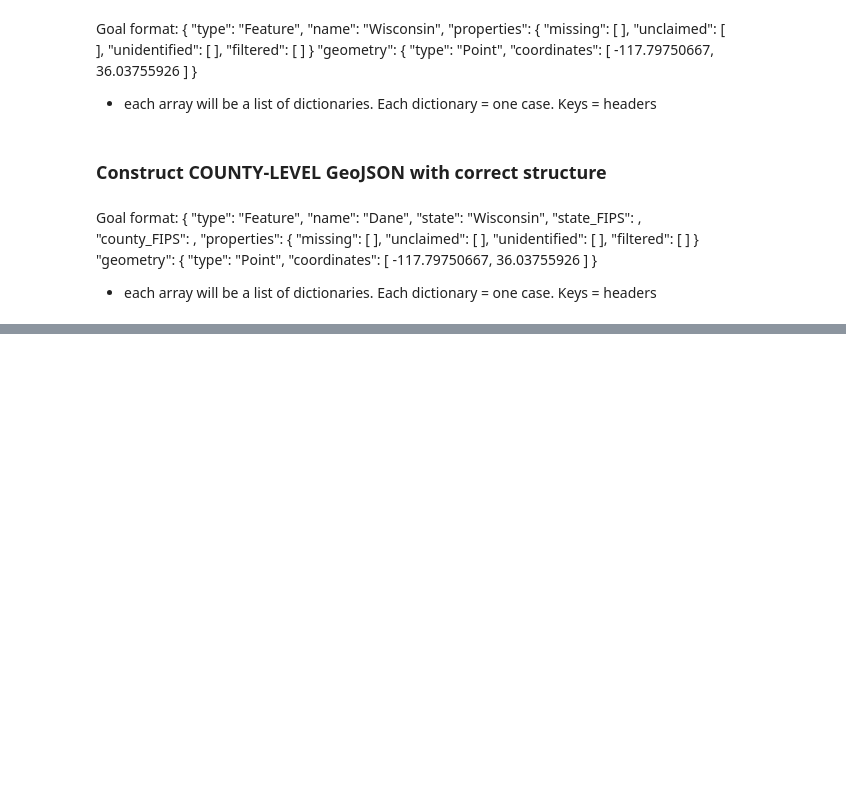
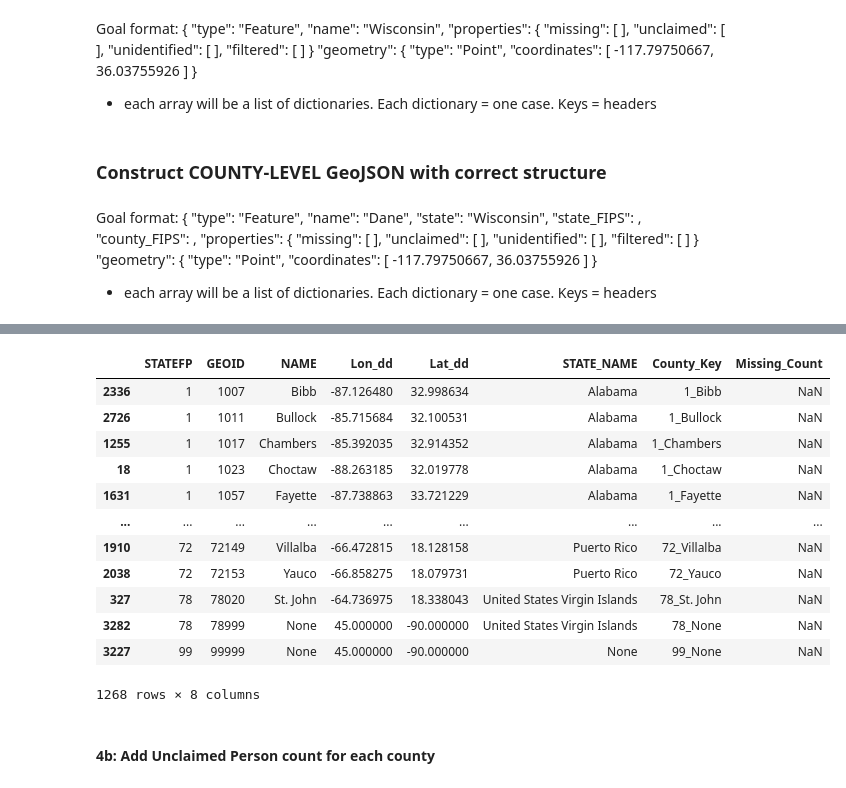
Before and after one commit to Christopher-Pierson/The-Lost-People, a Jupyter notebook: data/Data_mgmt_v2.ipynb, the cells around one changed output, grey strips where cells are left out. Cells and saved outputs as stored; diff of their text form; code cells hidden in the pictures; blank space fills up the shorter version.

```diff
--- a/data/Data_mgmt_v2.ipynb
+++ b/data/Data_mgmt_v2.ipynb
@@ -1105,0 +2272,5 @@ with open('JSON/county_geojson.json', 'w', encoding='utf-8') as json_file:
+# %%
+# make dictionary of county_FIPS and missing person counts
+missing_county_dict = dict(zip(missing_county_count.County_FIPS, missing_county_count.Missing_CaseCount))
+len(missing_county_dict)
+# missing_county_dict
@@ -1105,0 +2431,20 @@ with open('JSON/county_geojson.json', 'w', encoding='utf-8') as json_file:
+# %%
+# Check null values [NOTE: fine to have nulls]
+missing_county_null_df = summary_county_df.loc[summary_county_df['Missing_Count'].isnull()]
+missing_county_null_df
+# %% [output]
+|  | STATEFP | GEOID | NAME | Lon_dd | Lat_dd | STATE_NAME | County_Key | Missing_Count |
+| 2336 | 1 | 1007 | Bibb | -87.126480 | 32.998634 | Alabama | 1_Bibb | NaN |
+| 2726 | 1 | 1011 | Bullock | -85.715684 | 32.100531 | Alabama | 1_Bullock | NaN |
+| 1255 | 1 | 1017 | Chambers | -85.392035 | 32.914352 | Alabama | 1_Chambers | NaN |
+| 18 | 1 | 1023 | Choctaw | -88.263185 | 32.019778 | Alabama | 1_Choctaw | NaN |
+| 1631 | 1 | 1057 | Fayette | -87.738863 | 33.721229 | Alabama | 1_Fayette | NaN |
+| ... | ... | ... | ... | ... | ... | ... | ... | ... |
+| 1910 | 72 | 72149 | Villalba | -66.472815 | 18.128158 | Puerto Rico | 72_Villalba | NaN |
+| 2038 | 72 | 72153 | Yauco | -66.858275 | 18.079731 | Puerto Rico | 72_Yauco | NaN |
+| 327 | 78 | 78020 | St. John | -64.736975 | 18.338043 | United States Virgin Islands | 78_St. John | NaN |
+| 3282 | 78 | 78999 | None | 45.000000 | -90.000000 | United States Virgin Islands | 78_None | NaN |
+| 3227 | 99 | 99999 | None | 45.000000 | -90.000000 | None | 99_None | NaN |
+1268 rows × 8 columns
+# %% [markdown]
+#### 4b: Add Unclaimed Person count for each county
```
Also changed, not shown: parts of 267 cells of this notebook, 2 other files.
